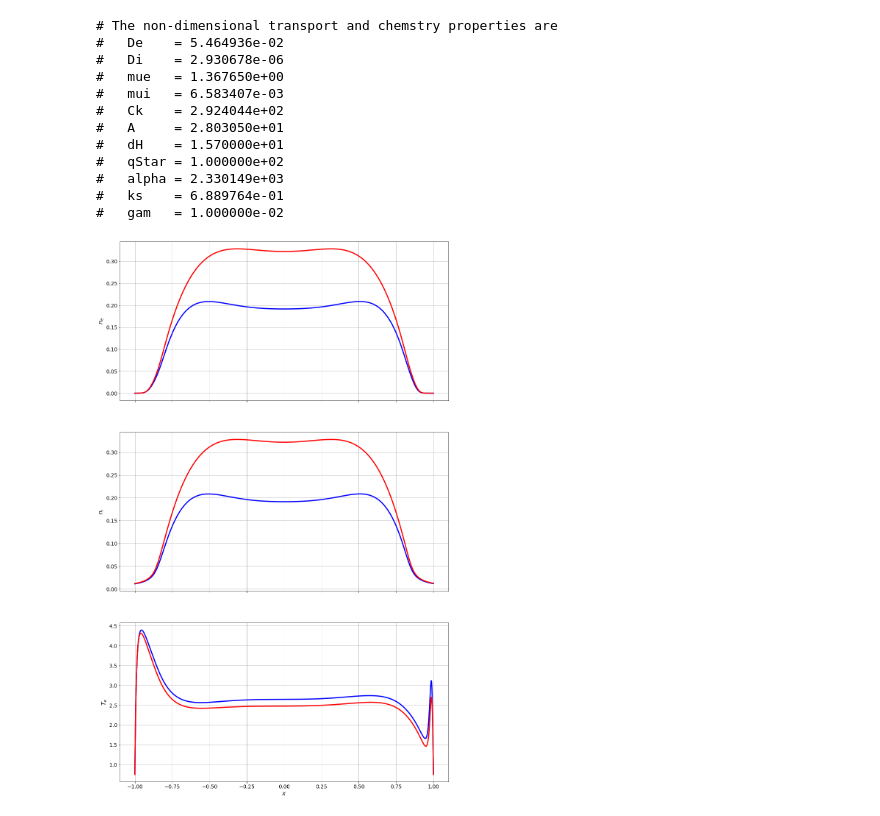
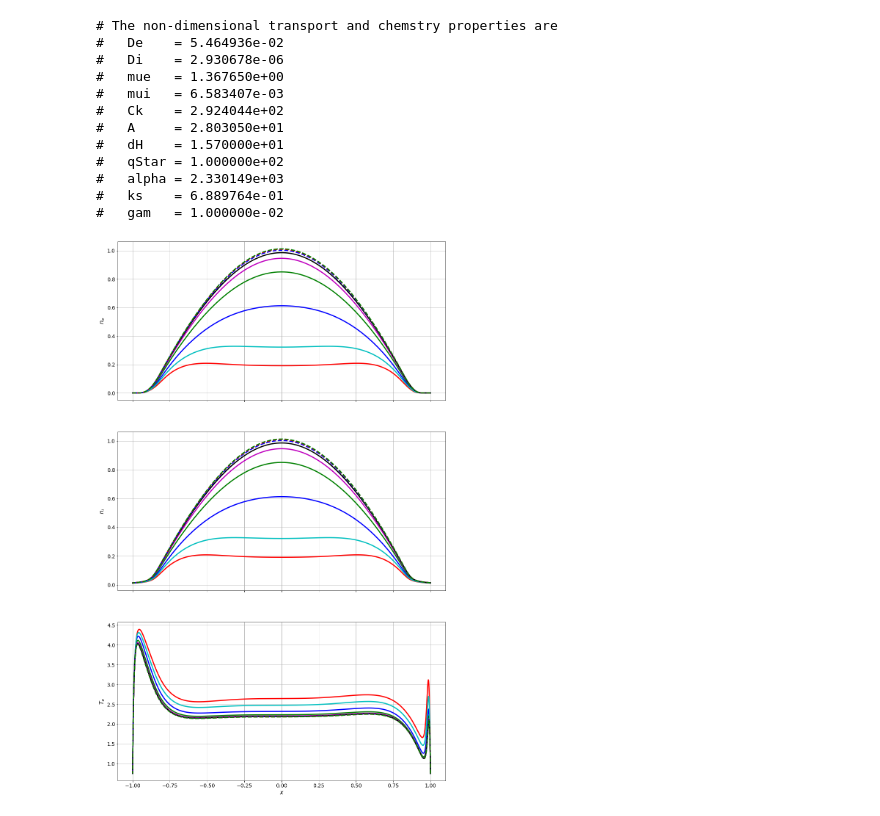
Before and after one commit to pecos/glowDischargeSolver, a Jupyter notebook: plotSampleRun.ipynb, the cells around one changed output. Drawn from its saved outputs; the diff is of its cells as text; code cells hidden in the pictures.

```diff
--- a/plotSampleRun.ipynb
+++ b/plotSampleRun.ipynb
@@ -41,23 +52,35 @@ plt.show()
-# %%
-import chebSolver as cs
-
-tds = cs.timeDomainCollocationSolver(2,1,150)
-tds.U2 = np.load('restart_Np150_T100.npy')
-tds.plot('b-',create=True)
-
-tds.U2 = np.load('restart_Np150_T200.npy')
-tds.plot('r-',create=True)
-# %% [output]
-# The non-dimensional transport and chemstry properties are
-#   De    = 5.464936e-02
-#   Di    = 2.930678e-06
-#   mue   = 1.367650e+00
-#   mui   = 6.583407e-03
-#   Ck    = 2.924044e+02
-#   A     = 2.803050e+01
-#   dH    = 1.570000e+01
-#   qStar = 1.000000e+02
-#   alpha = 2.330149e+03
-#   ks    = 6.889764e-01
-#   gam   = 1.000000e-02
-[figure, removed]
+# %%
+import os, fnmatch
+import chebSolver as cs
+
+tds = cs.timeDomainCollocationSolver(2,1,150)
+
+files = fnmatch.filter(os.listdir('.'), 'restart_Np150_*.npy')
+files.sort()
+
+cols = ['b-', 'r-', 'g-', 'm-', 'c-', 'k-', 'b--', 'r--', 'g--']
+
+#or file, col in zip(files, cols):
+#    print("Plotting {0:s} with {1:s}".format(file,col),flush=True)
+
+create = True
+for file, col in zip(files, cols):
+    tds.U2 = np.load(file)
+    tds.plot(col,create)
+    create = False
+
+plt.show()
+# %% [output]
+# The non-dimensional transport and chemstry properties are
+#   De    = 5.464936e-02
+#   Di    = 2.930678e-06
+#   mue   = 1.367650e+00
+#   mui   = 6.583407e-03
+#   Ck    = 2.924044e+02
+#   A     = 2.803050e+01
+#   dH    = 1.570000e+01
+#   qStar = 1.000000e+02
+#   alpha = 2.330149e+03
+#   ks    = 6.889764e-01
+#   gam   = 1.000000e-02
+[figure, added]
```
Also changed, not shown: parts of 2 cells of this notebook.
